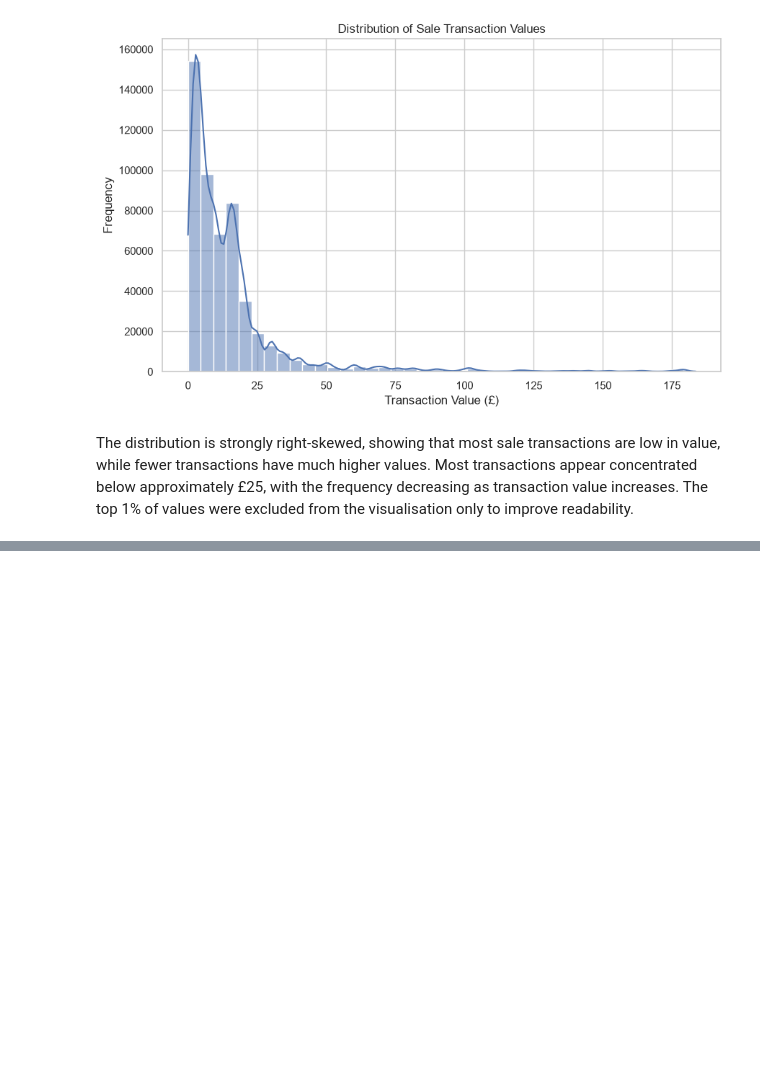
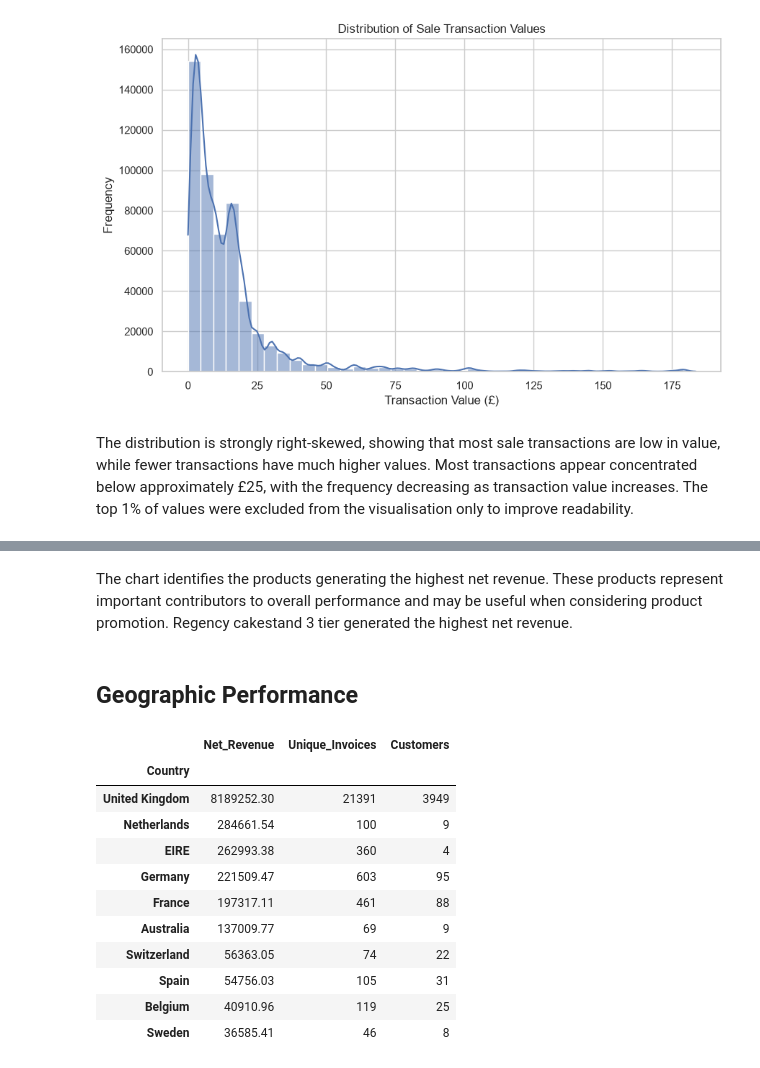
Before and after one commit to UmarHData/Online-Retail-Transaction-Analysis, a Jupyter notebook: jupyter_notebooks/EDA.ipynb, the cells around one changed output, grey strips where cells are left out. Saved outputs shown, nothing was run; the diff lists cells and outputs as text; code cells hidden in the pictures; blank space fills up the shorter version.

```diff
--- a/jupyter_notebooks/EDA.ipynb
+++ b/jupyter_notebooks/EDA.ipynb
@@ -155,0 +262,31 @@ The distribution is strongly right-skewed, showing that most sale transactions a
+# %% [markdown]
+The chart identifies the products generating the highest net revenue. These products represent important contributors to overall performance and may be useful when considering product promotion. Regency cakestand 3 tier generated the highest net revenue.
+# %% [markdown]
+## Geographic Performance
+# %%
+# Summarise business performance by country
+country_summary = (
+    df.groupby('Country')
+    .agg(
+        Net_Revenue=('TotalTransactionValue', 'sum'),
+        Unique_Invoices=('InvoiceNo', 'nunique'),
+        Customers=('CustomerID', 'nunique')
+    )
+    .sort_values('Net_Revenue', ascending=False)
+)
+
+# Display the ten highest-revenue countries
+country_summary.head(10)
+# %% [output]
+|  | Net_Revenue | Unique_Invoices | Customers |
+| Country |  |  |  |
+| United Kingdom | 8189252.30 | 21391 | 3949 |
+| Netherlands | 284661.54 | 100 | 9 |
+| EIRE | 262993.38 | 360 | 4 |
+| Germany | 221509.47 | 603 | 95 |
+| France | 197317.11 | 461 | 88 |
+| Australia | 137009.77 | 69 | 9 |
+| Switzerland | 56363.05 | 74 | 22 |
+| Spain | 54756.03 | 105 | 31 |
+| Belgium | 40910.96 | 119 | 25 |
+| Sweden | 36585.41 | 46 | 8 |
```
Also changed, not shown: parts of 36 cells of this notebook, 2 other files.
